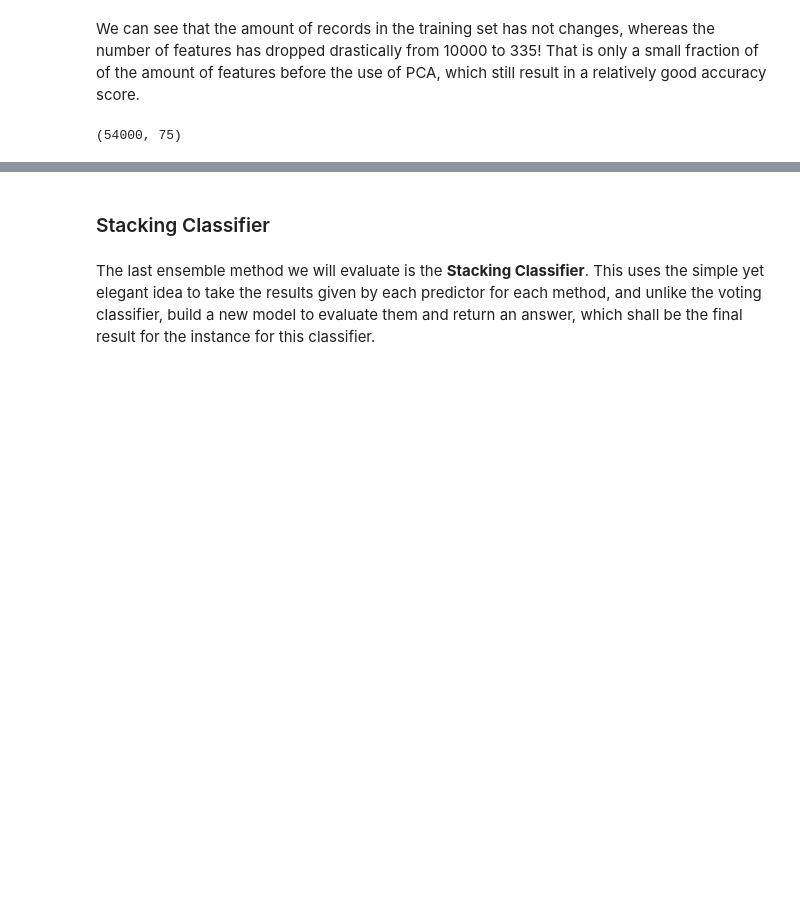
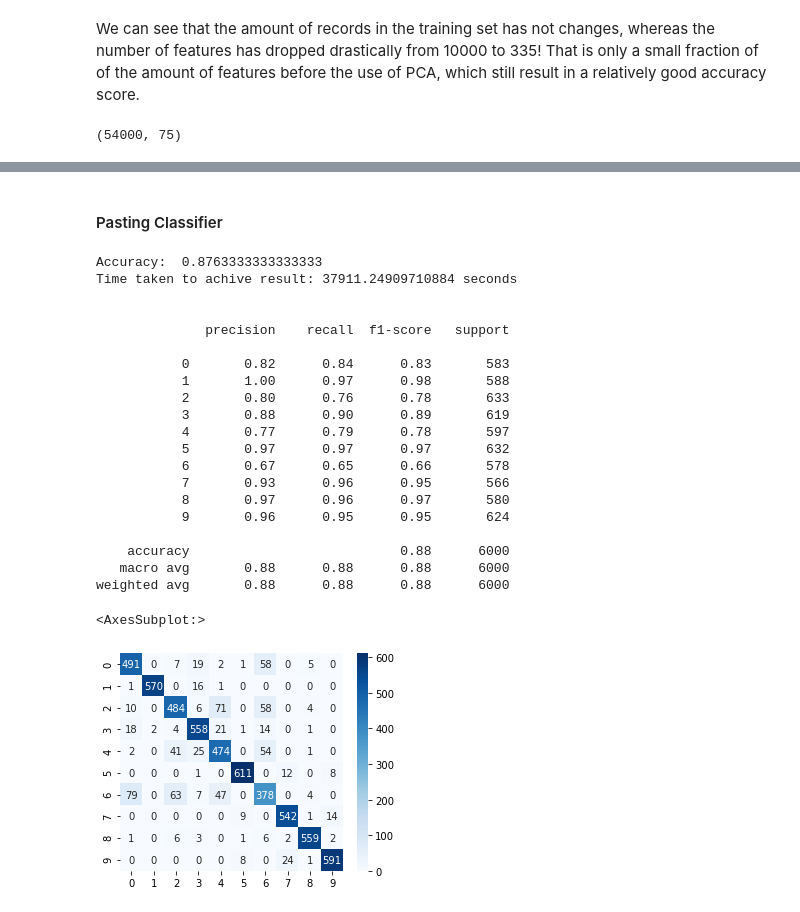
Before and after one commit to appeldaniel1998/Data-Visualization-Final-Project, a Jupyter notebook: Fashion MNIST.ipynb, the cells around one changed output, grey strips where cells are left out. Cells and saved outputs as stored; diff of their text form; code cells hidden in the pictures; blank space fills up the shorter version.

```diff
--- a/Fashion MNIST.ipynb
+++ b/Fashion MNIST.ipynb
@@ -460,19 +560,40 @@ sns.heatmap(confusion_matrix(y_test, predictionsBagging), cmap = "Blues", annot=
+# %% [markdown]
+#### Pasting Classifier
 # %%
 #Pasting
 start_timePasting = time.time()
 warnings.filterwarnings('ignore')
-modelPasting = BaggingClassifier(modelXGBoost, n_estimators = 100, bootstrap = False)
+modelPasting = BaggingClassifier(modelXGBoostNew, n_estimators = 100, bootstrap = False)
 modelPasting.fit(X_train_Reduced, y_train)
 predictionsPasting = modelPasting.predict(X_test_Reduced)
 accuracyPasting = metrics.accuracy_score(y_test, predictionsPasting)
 print("Accuracy: ", accuracyPasting)
 timePasting = time.time() - start_timePasting
 print("Time taken to achive result: %s seconds\n\n" % (timePasting))
 
 plt.figure(figsize=(5,4))
 print(classification_report(y_test, predictionsPasting))
 sns.heatmap(confusion_matrix(y_test, predictionsPasting), cmap = "Blues", annot=True, fmt = '.0f')
+# %% [output]
+Accuracy:  0.8763333333333333
+Time taken to achive result: 37911.24909710884 seconds
+
+
+              precision    recall  f1-score   support
+
+           0       0.82      0.84      0.83       583
+           1       1.00      0.97      0.98       588
+           2       0.80      0.76      0.78       633
+           3       0.88      0.90      0.89       619
+           4       0.77      0.79      0.78       597
+           5       0.97      0.97      0.97       632
+           6       0.67      0.65      0.66       578
+           7       0.93      0.96      0.95       566
+           8       0.97      0.96      0.97       580
+           9       0.96      0.95      0.95       624
+
+    accuracy                           0.88      6000
+   macro avg       0.88      0.88      0.88      6000
+weighted avg       0.88      0.88      0.88      6000
+<AxesSubplot:>
+[figure, added]
-# %% [markdown]
-### Stacking Classifier
-# %% [markdown]
-The last ensemble method we will evaluate is the <b>Stacking Classifier</b>. This uses the simple yet elegant idea to take the results given by each predictor for each method, and unlike the voting classifier, build a new model to evaluate them and return an answer, which shall be the final result for the instance for this classifier.
```
Also changed, not shown: parts of 79 cells of this notebook.
